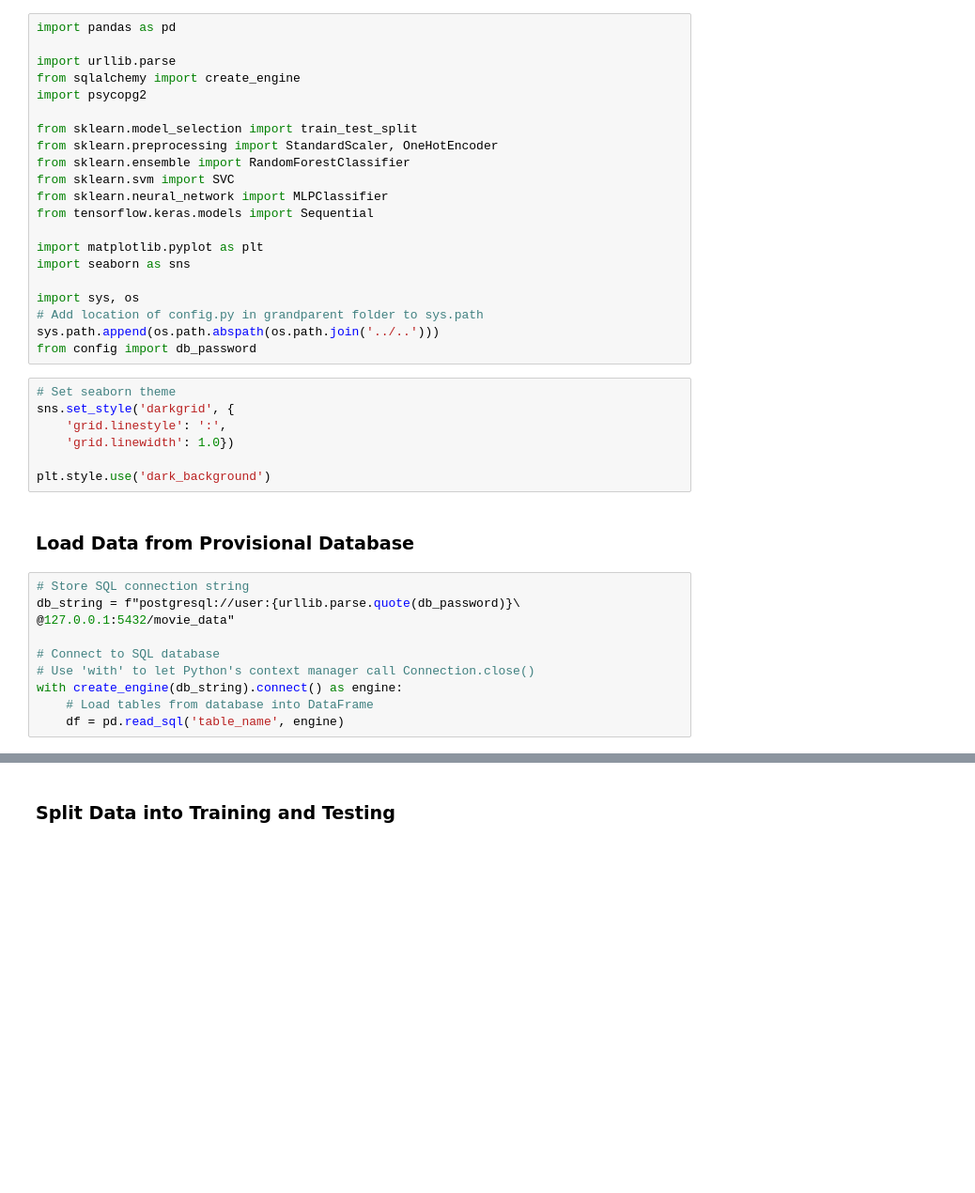
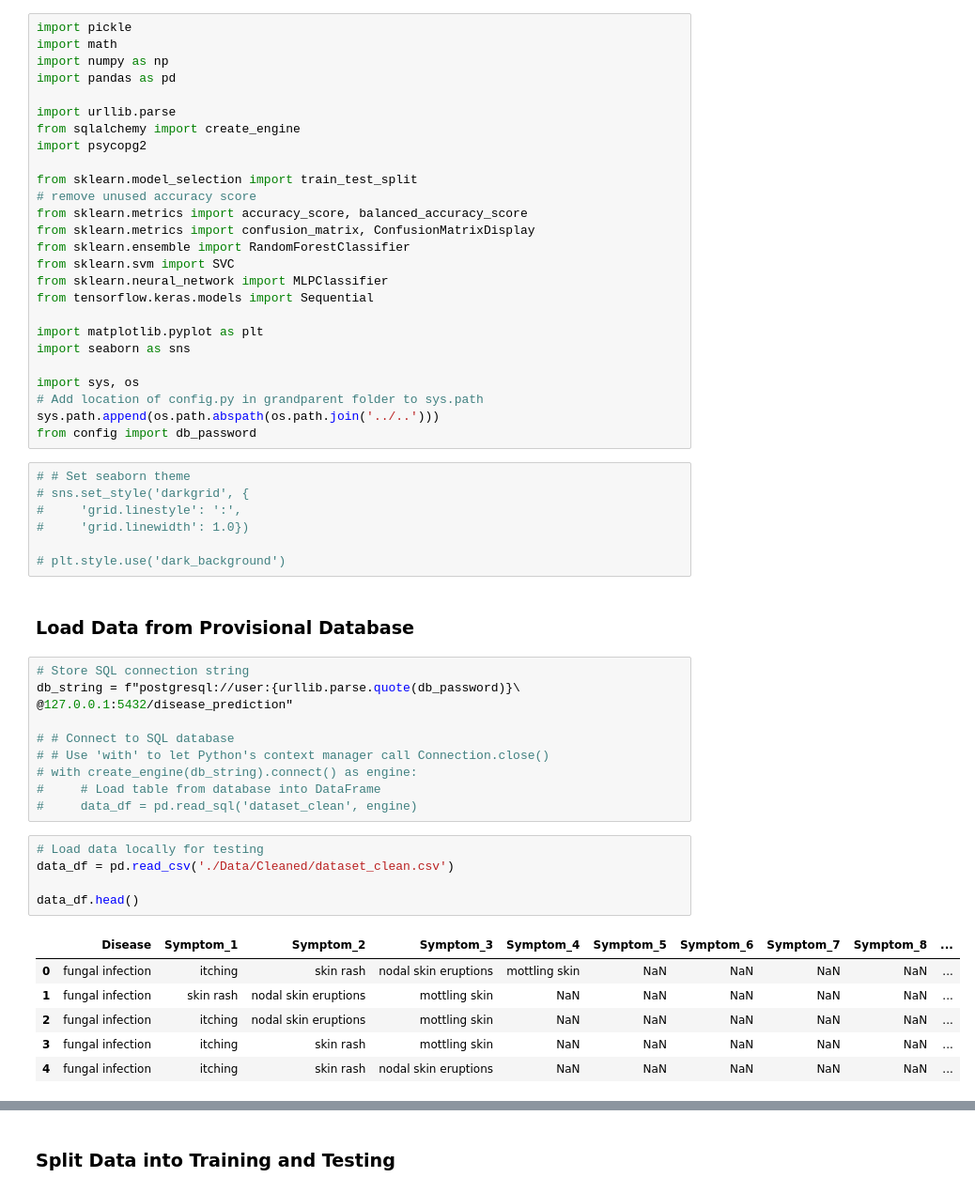
Before and after one commit to Ian-T-Dixon/Disease_Prediction, a Jupyter notebook: machine_learning.ipynb, the cells around one changed output, grey strips where cells are left out. Shown at 94% size. Drawn from its saved outputs; the diff is of its cells as text; blank space fills up the shorter version.

```diff
--- a/machine_learning.ipynb
+++ b/machine_learning.ipynb
@@ -1,4 +1,7 @@
 # %%
+import pickle
+import math
+import numpy as np
 import pandas as pd
 
 import urllib.parse
@@ -6,7 +9,9 @@ from sqlalchemy import create_engine
 import psycopg2
 
 from sklearn.model_selection import train_test_split
-from sklearn.preprocessing import StandardScaler, OneHotEncoder
+# remove unused accuracy score
+from sklearn.metrics import accuracy_score, balanced_accuracy_score
+from sklearn.metrics import confusion_matrix, ConfusionMatrixDisplay
 from sklearn.ensemble import RandomForestClassifier
 from sklearn.svm import SVC
 from sklearn.neural_network import MLPClassifier
@@ -20,21 +25,33 @@ import sys, os
 sys.path.append(os.path.abspath(os.path.join('../..')))
 from config import db_password
 # %%
-# Set seaborn theme
-sns.set_style('darkgrid', {
-    'grid.linestyle': ':',
-    'grid.linewidth': 1.0})
+# # Set seaborn theme
+# sns.set_style('darkgrid', {
+#     'grid.linestyle': ':',
+#     'grid.linewidth': 1.0})
 
-plt.style.use('dark_background')
+# plt.style.use('dark_background')
 # %% [markdown]
 ### Load Data from Provisional Database
 # %%
 # Store SQL connection string
 db_string = f"postgresql://user:{urllib.parse.quote(db_password)}\
-@127.0.0.1:5432/movie_data"
+@127.0.0.1:5432/disease_prediction"
 
-# Connect to SQL database
-# Use 'with' to let Python's context manager call Connection.close()
-with create_engine(db_string).connect() as engine:
-    # Load tables from database into DataFrame
-    df = pd.read_sql('table_name', engine)
+# # Connect to SQL database
+# # Use 'with' to let Python's context manager call Connection.close()
+# with create_engine(db_string).connect() as engine:
+#     # Load table from database into DataFrame
+#     data_df = pd.read_sql('dataset_clean', engine)
+# %%
+# Load data locally for testing
+data_df = pd.read_csv('./Data/Cleaned/dataset_clean.csv')
+
+data_df.head()
+# %% [output]
+|  | Disease | Symptom_1 | Symptom_2 | Symptom_3 | Symptom_4 | Symptom_5 | Symptom_6 | Symptom_7 | Symptom_8 | ... |
+| 0 | fungal infection | itching | skin rash | nodal skin eruptions | mottling skin | NaN | NaN | NaN | NaN | ... |
+| 1 | fungal infection | skin rash | nodal skin eruptions | mottling skin | NaN | NaN | NaN | NaN | NaN | ... |
+| 2 | fungal infection | itching | nodal skin eruptions | mottling skin | NaN | NaN | NaN | NaN | NaN | ... |
+| 3 | fungal infection | itching | skin rash | mottling skin | NaN | NaN | NaN | NaN | NaN | ... |
+| 4 | fungal infection | itching | skin rash | nodal skin eruptions | NaN | NaN | NaN | NaN | NaN | ... |
```
Also changed, not shown: parts of 17 cells of this notebook, 1 other file.
